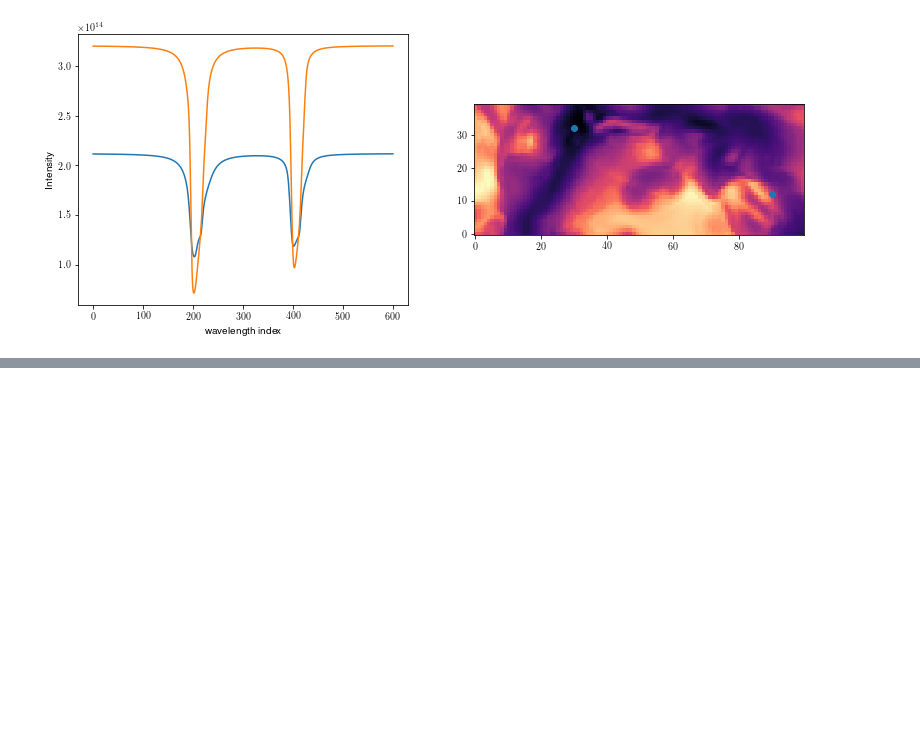
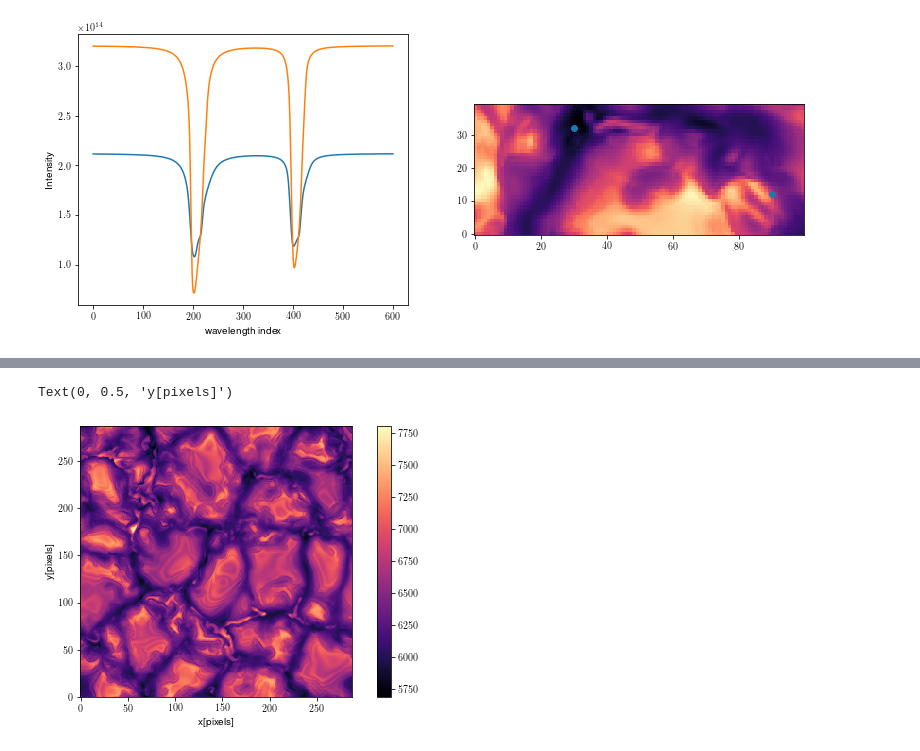
Before and after one commit to ivanzmilic/collage, a Jupyter notebook: Photospheric_spectra.ipynb, the cells around one changed output, grey strips where cells are left out. Drawn from its saved outputs; the diff is of its cells as text; code cells hidden in the pictures; blank space fills up the shorter version.

```diff
--- a/Photospheric_spectra.ipynb
+++ b/Photospheric_spectra.ipynb
@@ -133,0 +140,4 @@ plt.savefig("inverse_gran.png",bbox_inches='tight')
+# %%
+# Atmosphere is also a fits file. We will do things in a bit more compact way now:
+atmos = fits.open("/home/milic/scratch/50G.ngrey.288x100x288_atmos_61.fits")[0].data
+atmos.shape
@@ -133,0 +188,9 @@ plt.savefig("inverse_gran.png",bbox_inches='tight')
+# %%
+plt.figure(figsize=[9,5])
+plt.imshow(atmos[2,:,:,50].T,origin='Lower',cmap='magma')
+plt.colorbar()
+plt.xlabel("x[pixels]")
+plt.ylabel("y[pixels]")
+# %% [output]
+Text(0, 0.5, 'y[pixels]')
+[figure, added]
```
Also changed, not shown: parts of 16 cells of this notebook.
